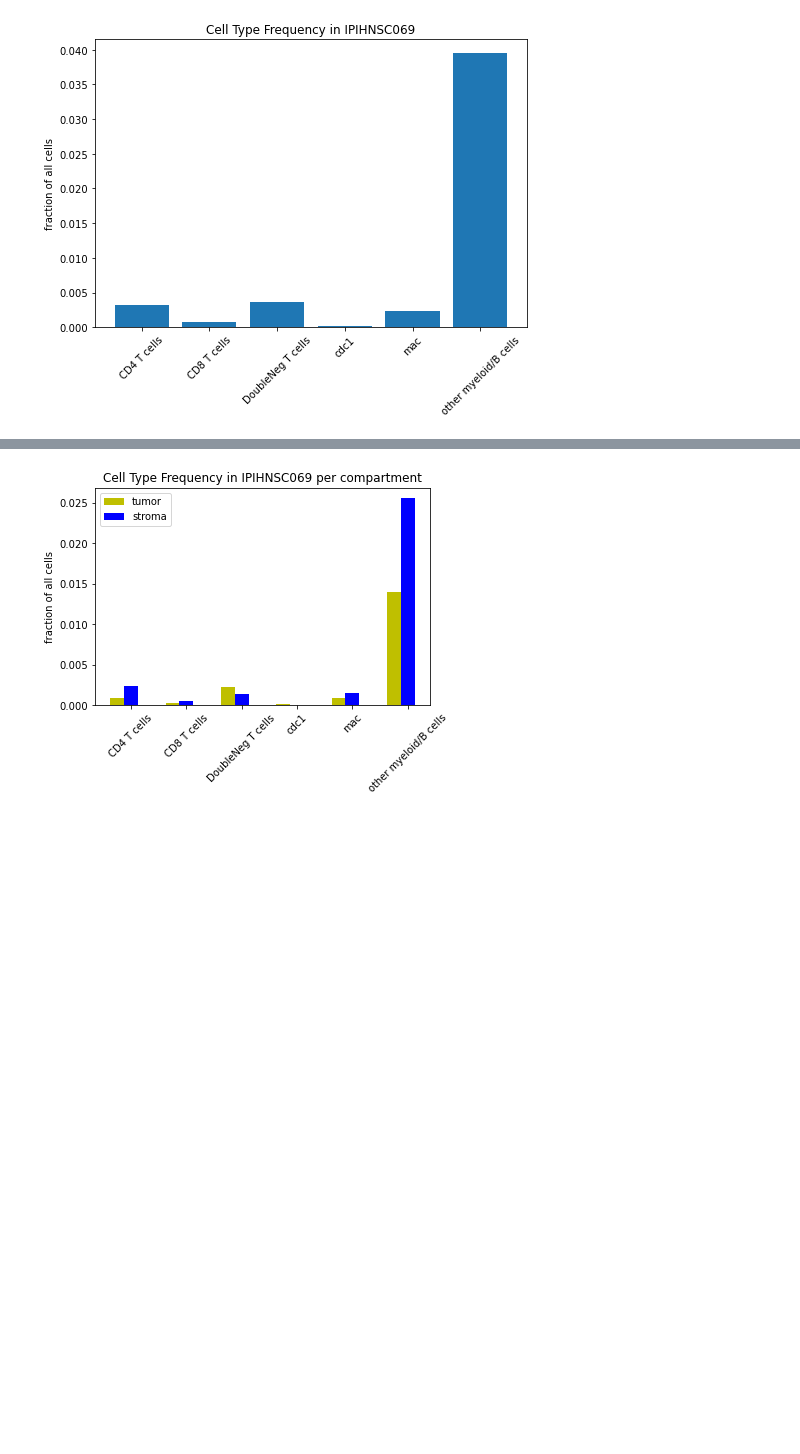
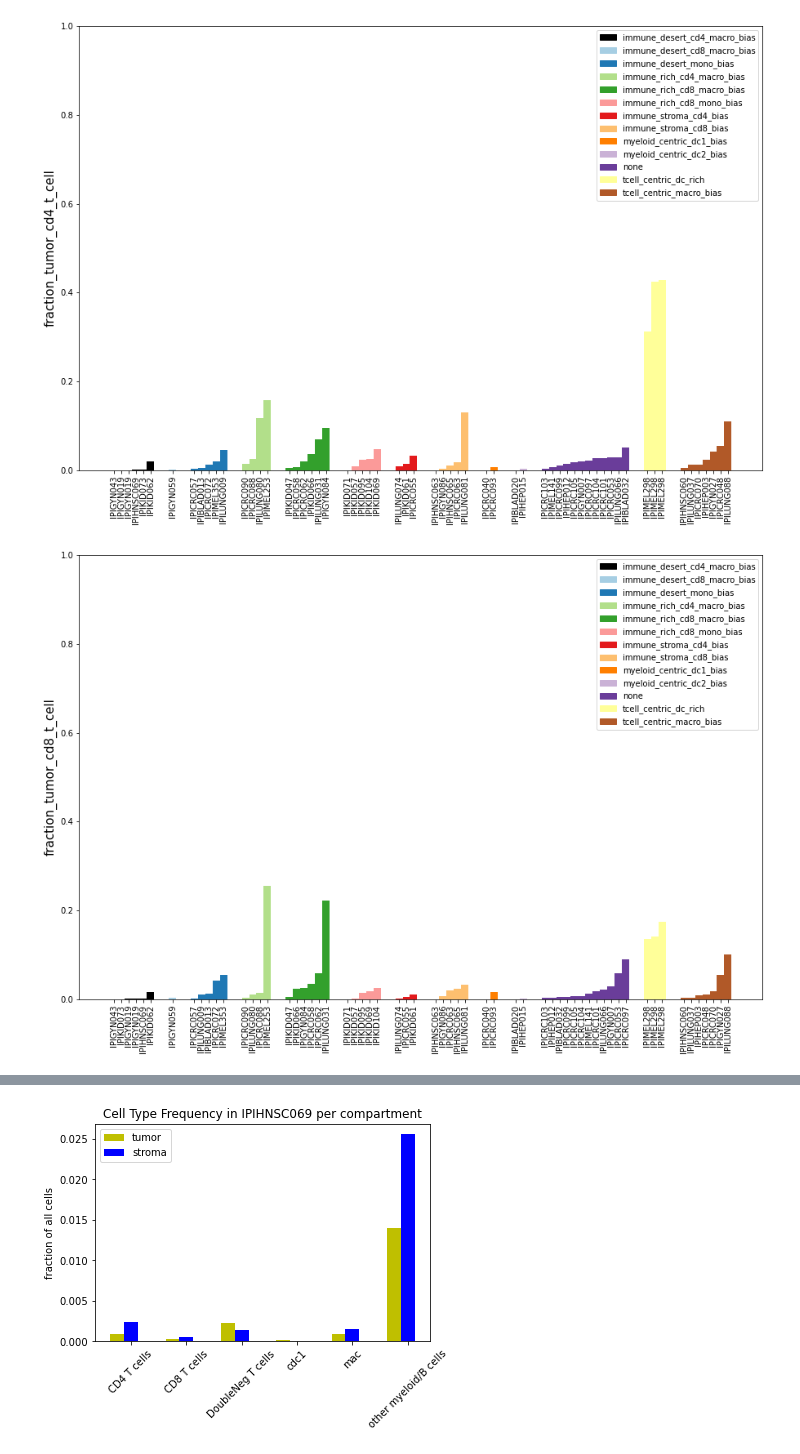
Before and after one commit to awedwards/IPI_analysis_scripts, a Jupyter notebook: plot.ipynb, the cells around one changed output, grey strips where cells are left out. Cells and saved outputs as stored; diff of their text form; code cells hidden in the pictures; blank space fills up the shorter version.

```diff
--- a/plot.ipynb
+++ b/plot.ipynb
@@ -6 +11,11 @@ from pathlib import Path
+# %%
+df = pd.read_csv("/home/austin/data/IPI/tiled_frequency_results/summarized_data.csv")
+savedir = Path("/home/austin/data/IPI/tiled_frequency_results/summary_figures")
+
+if not savedir.exists():
+    savedir.mkdir()
+df = df.drop(['Unnamed: 0'], axis=1)
+
+archetypes = np.unique(df['archetype'])
+arch_df = df[['sample','archetype']]
 # %%
@@ -16,24 +27,16 @@ except FileExistsError:
 # %%
-cell_types = list(np.unique(df['cell_type'].values))
-
-cell_types.remove('other')
-total_cells = len(df)
-
-data = []
-
-for ct in cell_types:
-
-    n_cells = sum(df['cell_type']==ct)
-    frac = n_cells/total_cells
-    data.append(frac)
-
-fig = plt.figure()
-ax = fig.add_axes([0,0,1,1])
-ax.bar(cell_types, data)
-plt.ylabel('fraction of all cells')
-plt.title(f'Cell Type Frequency in {sample}')
-plt.xticks(rotation=45)
-
-plt.savefig(Path(savedir,sample,f"{sample}_frequency.png"),bbox_inches='tight',facecolor=[1,1,1])
+colors = ['#000000','#a6cee3','#1f78b4','#b2df8a','#33a02c','#fb9a99','#e31a1c','#fdbf6f','#ff7f00','#cab2d6','#6a3d9a','#ffff99','#b15928']
-# %% [output]
-[figure, removed]
+# %%
+for ct1 in cell_types:
+    #for ct2 in cell_types:
+
+    #    if ct1==ct2: continue
+        feature = "fraction_tumor_" + ct1
+
+        try:
+            plot_single_cell_type_feature(df, feature, savedir, colors, plot_type='sample', ylim=[0,1])
+        except KeyError:
+            pass
+# %% [output]
+[figure, added]
+[figure, added]
```
Also changed, not shown: parts of 20 cells of this notebook, 2 other files.
